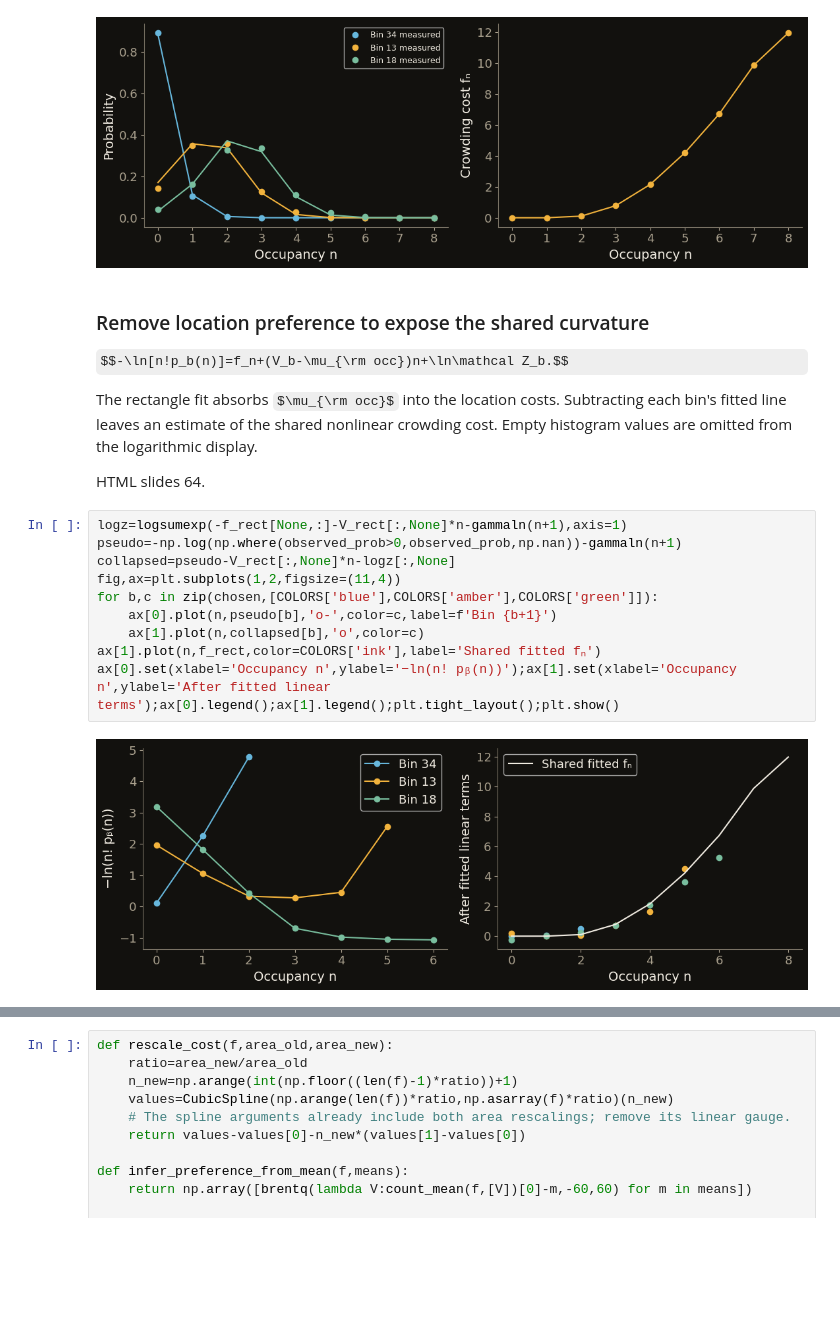
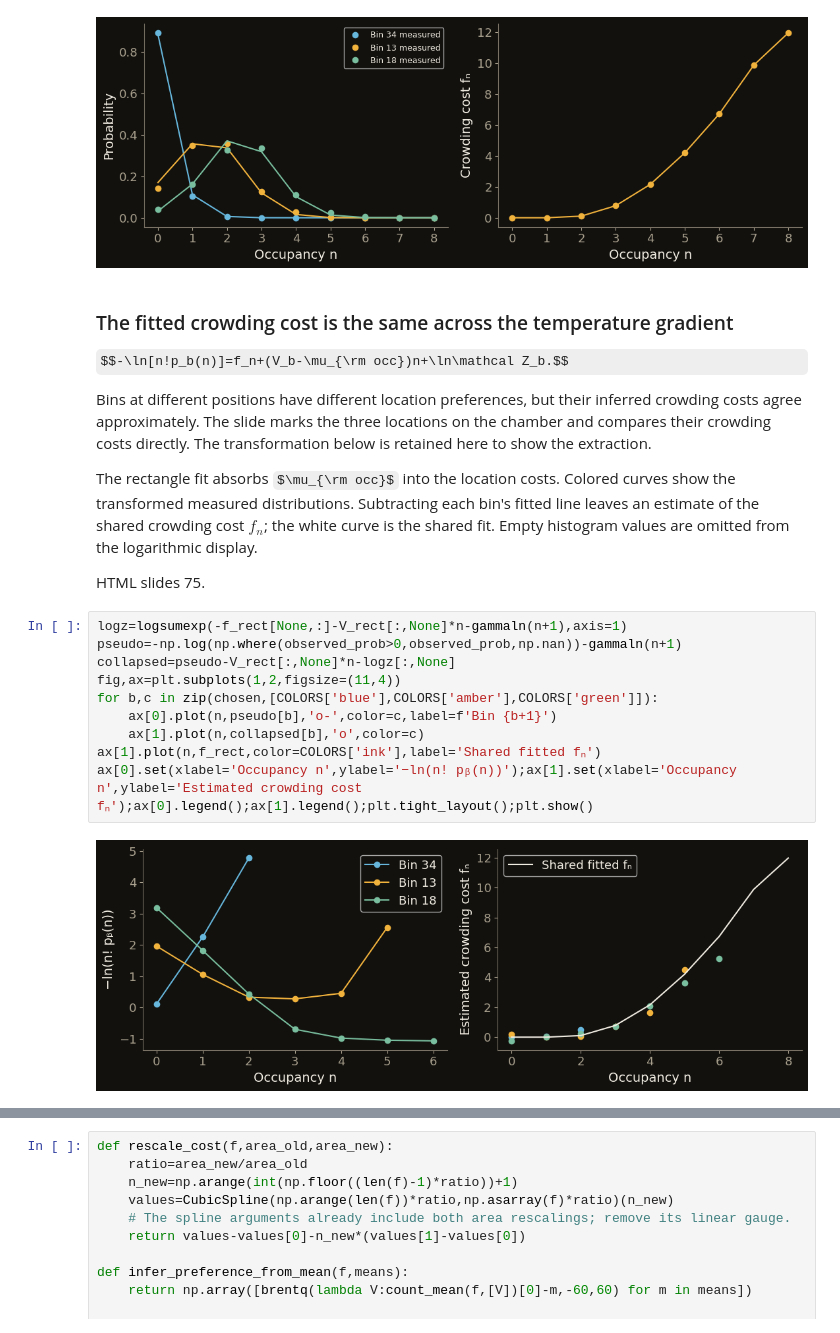
Before and after one commit to shaevitz/567-Crowd-Control, a Jupyter notebook: lectures/lecture-15-animal-interaction-rules.ipynb, the cells around one changed output, grey strips where cells are left out. Saved outputs shown, nothing was run; the diff lists cells and outputs as text; some formulas as TeX source; blank space fills up the shorter version.

Commit message:
Release finalized 85-slide Lecture 15 and executed Python companion

```diff
--- a/lectures/lecture-15-animal-interaction-rules.ipynb
+++ b/lectures/lecture-15-animal-interaction-rules.ipynb
@@ -715,25 +797,27 @@ plt.tight_layout();plt.show()
 {'held_out_gain_nats_per_bin_observation': 0.0565, 'training_occupancy_range': [0, 8]}
 [figure]
 # %% [markdown]
-### Remove location preference to expose the shared curvature
+### The fitted crowding cost is the same across the temperature gradient
 
 $$-\ln[n!p_b(n)]=f_n+(V_b-\mu_{\rm occ})n+\ln\mathcal Z_b.$$
 
-The rectangle fit absorbs $\mu_{\rm occ}$ into the location costs. Subtracting each bin's fitted line leaves an estimate of the shared nonlinear crowding cost. Empty histogram values are omitted from the logarithmic display.
+Bins at different positions have different location preferences, but their inferred crowding costs agree approximately. The slide marks the three locations on the chamber and compares their crowding costs directly. The transformation below is retained here to show the extraction.
 
-HTML slides 64.
+The rectangle fit absorbs $\mu_{\rm occ}$ into the location costs. Colored curves show the transformed measured distributions. Subtracting each bin's fitted line leaves an estimate of the shared crowding cost $f_n$; the white curve is the shared fit. Empty histogram values are omitted from the logarithmic display.
+
+HTML slides 75.
 # %%
 logz=logsumexp(-f_rect[None,:]-V_rect[:,None]*n-gammaln(n+1),axis=1)
 pseudo=-np.log(np.where(observed_prob>0,observed_prob,np.nan))-gammaln(n+1)
 collapsed=pseudo-V_rect[:,None]*n-logz[:,None]
 fig,ax=plt.subplots(1,2,figsize=(11,4))
 for b,c in zip(chosen,[COLORS['blue'],COLORS['amber'],COLORS['green']]):
     ax[0].plot(n,pseudo[b],'o-',color=c,label=f'Bin {b+1}')
     ax[1].plot(n,collapsed[b],'o',color=c)
 ax[1].plot(n,f_rect,color=COLORS['ink'],label='Shared fitted fₙ')
-ax[0].set(xlabel='Occupancy n',ylabel='−ln(n! pᵦ(n))');ax[1].set(xlabel='Occupancy n',ylabel='After fitted linear terms');ax[0].legend();ax[1].legend();plt.tight_layout();plt.show()
+ax[0].set(xlabel='Occupancy n',ylabel='−ln(n! pᵦ(n))');ax[1].set(xlabel='Occupancy n',ylabel='Estimated crowding cost fₙ');ax[0].legend();ax[1].legend();plt.tight_layout();plt.show()
 # %% [output]
-[figure, old version]
+[figure, new version]
 # %% [markdown]
 ### Transfer the measured crowding cost to a new chamber
 
```
Also changed, not shown: parts of 33 cells of this notebook, 27 other files.
